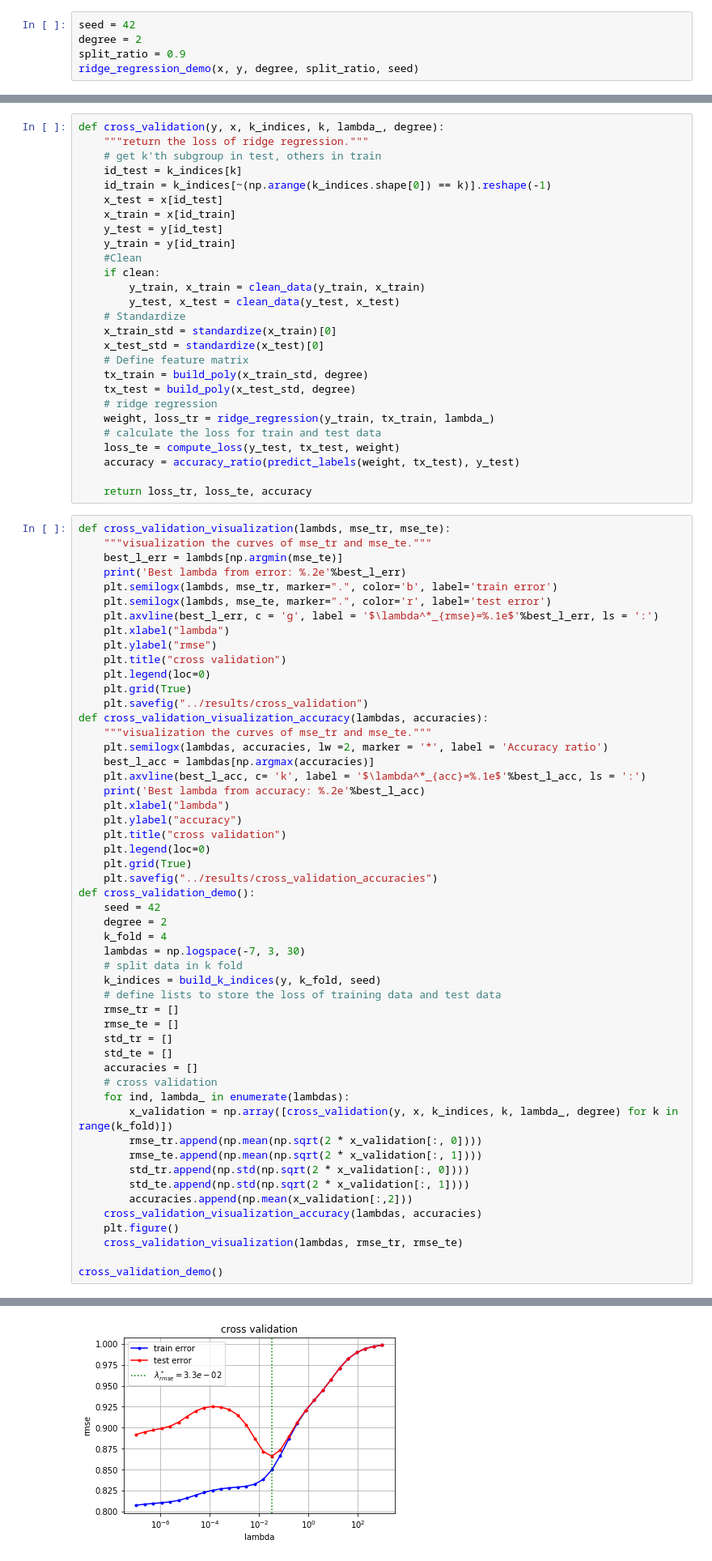
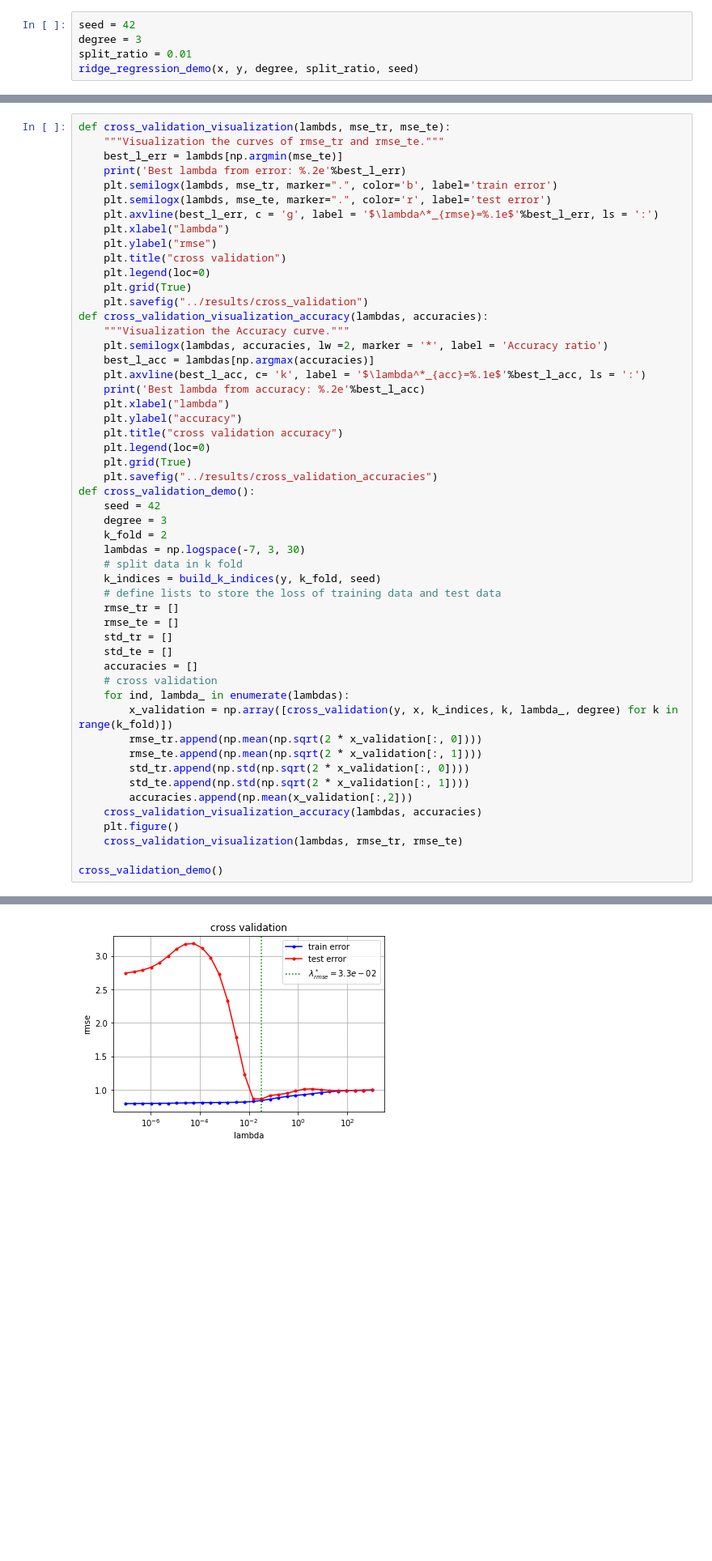
Before and after one commit to dforero0896/ml-project1, a Jupyter notebook: scripts/implementations.ipynb, the cells around one changed output, grey strips where cells are left out. Shown at 81% size. Cells and saved outputs as stored; diff of their text form; blank space fills up the shorter version.

```diff
--- a/scripts/implementations.ipynb
+++ b/scripts/implementations.ipynb
@@ -180,7 +181,7 @@ def plot_train_test(train_errors, test_errors, lambdas, degree):
     plt.savefig("../results/ridge_regression")
 # %%
 seed = 42
-degree = 2
-split_ratio = 0.9
+degree = 3
+split_ratio = 0.01
 ridge_regression_demo(x, y, degree, split_ratio, seed)
 # %% [output]
@@ -206,33 +207,6 @@ proportion=0.9, degree=2, lambda=1.000e+03, Training RMSE=0.998, Testing RMSE=0.
-# %%
-def cross_validation(y, x, k_indices, k, lambda_, degree):
-    """return the loss of ridge regression."""
-    # get k'th subgroup in test, others in train
-    id_test = k_indices[k]
-    id_train = k_indices[~(np.arange(k_indices.shape[0]) == k)].reshape(-1)
-    x_test = x[id_test]
-    x_train = x[id_train]
-    y_test = y[id_test]
-    y_train = y[id_train]
-    #Clean
-    if clean:
-        y_train, x_train = clean_data(y_train, x_train)
-        y_test, x_test = clean_data(y_test, x_test)
-    # Standardize
-    x_train_std = standardize(x_train)[0]
-    x_test_std = standardize(x_test)[0]
-    # Define feature matrix
-    tx_train = build_poly(x_train_std, degree)
-    tx_test = build_poly(x_test_std, degree)
-    # ridge regression
-    weight, loss_tr = ridge_regression(y_train, tx_train, lambda_)
-    # calculate the loss for train and test data
-    loss_te = compute_loss(y_test, tx_test, weight)
-    accuracy = accuracy_ratio(predict_labels(weight, tx_test), y_test)
-
-    return loss_tr, loss_te, accuracy
 # %%
 def cross_validation_visualization(lambds, mse_tr, mse_te):
-    """visualization the curves of mse_tr and mse_te."""
+    """Visualization the curves of rmse_tr and rmse_te."""
     best_l_err = lambds[np.argmin(mse_te)]
     print('Best lambda from error: %.2e'%best_l_err)
     plt.semilogx(lambds, mse_tr, marker=".", color='b', label='train error')
@@ -245,21 +219,21 @@ def cross_validation_visualization(lambds, mse_tr, mse_te):
     plt.grid(True)
     plt.savefig("../results/cross_validation")
 def cross_validation_visualization_accuracy(lambdas, accuracies):
-    """visualization the curves of mse_tr and mse_te."""
+    """Visualization the Accuracy curve."""
     plt.semilogx(lambdas, accuracies, lw =2, marker = '*', label = 'Accuracy ratio')
     best_l_acc = lambdas[np.argmax(accuracies)]
     plt.axvline(best_l_acc, c= 'k', label = '$\lambda^*_{acc}=%.1e$'%best_l_acc, ls = ':')
     print('Best lambda from accuracy: %.2e'%best_l_acc)
     plt.xlabel("lambda")
     plt.ylabel("accuracy")
-    plt.title("cross validation")
+    plt.title("cross validation accuracy")
     plt.legend(loc=0)
     plt.grid(True)
     plt.savefig("../results/cross_validation_accuracies")
 def cross_validation_demo():
     seed = 42
-    degree = 2
-    k_fold = 4
+    degree = 3
+    k_fold = 2
     lambdas = np.logspace(-7, 3, 30)
     # split data in k fold
     k_indices = build_k_indices(y, k_fold, seed)
@@ -289,4 +263,4 @@ Best lambda from error: 3.29e-02
-[figure, old version]
+[figure, new version]
 # %% [markdown]
 # Bias-Variance test
 # %%
```
Also changed, not shown: parts of 14 cells of this notebook, 4 other files.
